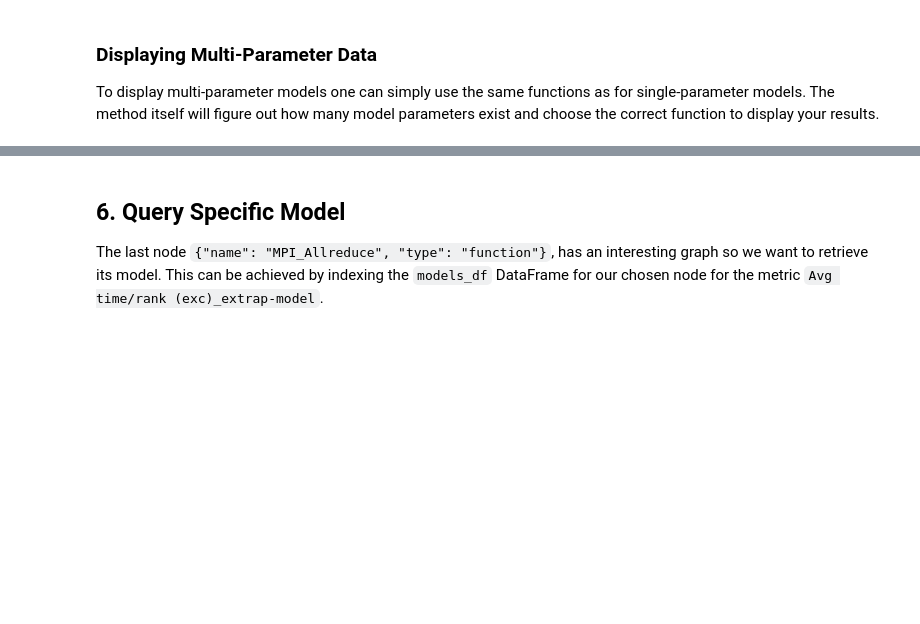
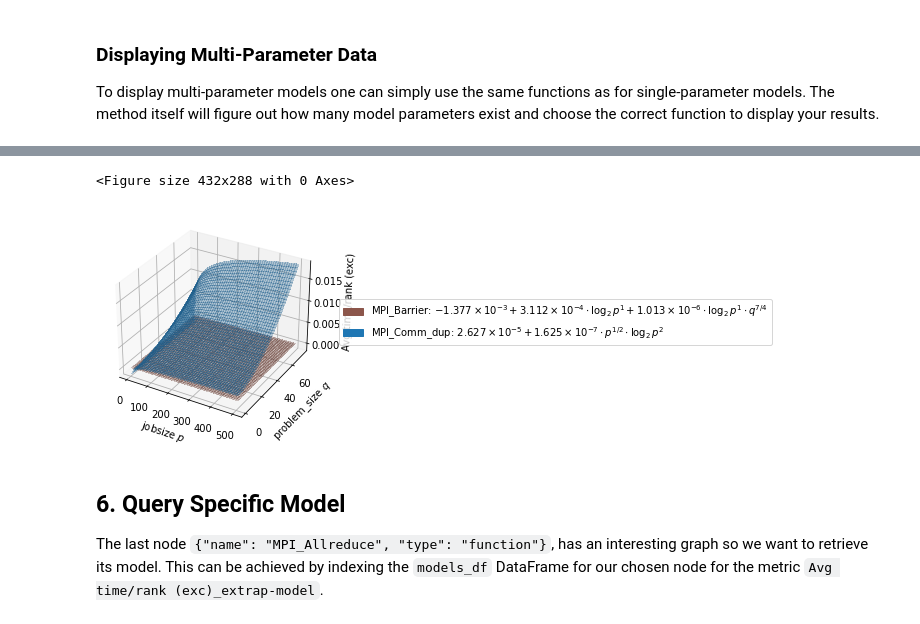
Before and after one commit to LLNL/thicket-tutorial, a Jupyter notebook: notebooks/02_extrap-with-metadata-aggregated.ipynb, the cells around one changed output, grey strips where cells are left out. Drawn from its saved outputs; the diff is of its cells as text; code cells hidden in the pictures; blank space fills up the shorter version.

```diff
--- a/notebooks/02_extrap-with-metadata-aggregated.ipynb
+++ b/notebooks/02_extrap-with-metadata-aggregated.ipynb
@@ -108,3 +172,21 @@ with pd.option_context("display.max_colwidth", 1):
+# %%
+model_objects = thicket_multi.statsframe.dataframe["Avg time/rank (exc)_extrap-model"].filter(like="MPI_")
+
+models = []
+max = 2
+counter = 0
+for model in model_objects:
+    if counter < max:
+        models.append(model)
+    counter += 1
+
+plt.clf()
+fig, ax = multi_display(models)
+plt.show()
+plt.close()
+# %% [output]
+<Figure size 432x288 with 0 Axes>
+[figure, added]
 # %% [markdown]
 ## 6. Query Specific Model
 
```
Also changed, not shown: parts of 23 cells of this notebook, 2 other files.
